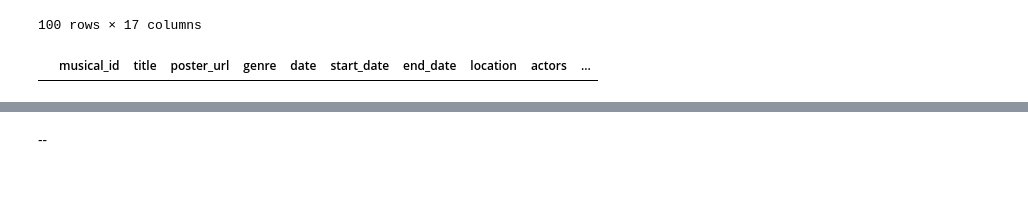
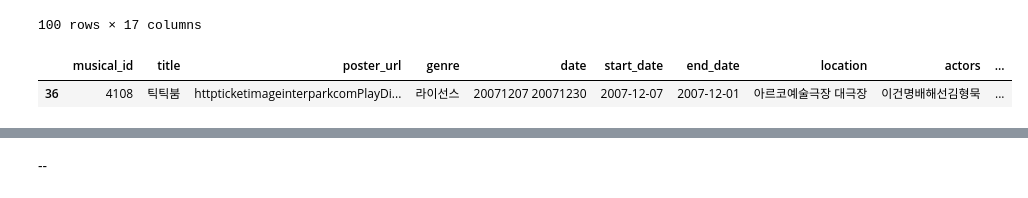
Before and after one commit to team-i-Five/code_Machine-learning, a Jupyter notebook: Model_test/Word2Vec_genre.ipynb, the cells around one changed output, grey strips where cells are left out. Cells and saved outputs as stored; diff of their text form; code cells hidden in the pictures.

Commit message:
synopsis_genre

```diff
--- a/Model_test/Word2Vec_genre.ipynb
+++ b/Model_test/Word2Vec_genre.ipynb
@@ -6,7 +6,7 @@ from konlpy.tag import Okt # Konlpy 라이브러리에서 제공하는 한국어
 from gensim.models.word2vec import Word2Vec # Gensim 라이브러리에서 제공하는 Word2Vec 모델을 생성하기 위한 클래스 -> 단어를 고차원 벡터로 표현하여 단어 간 유사성 및 의미 관계를 파악
 # %%
 # 데이터를 데이터프레임으로 로드
-vector_data = pd.read_csv('../musical_data_vector_date.csv', encoding='utf-8')# 데이터 파일 경로
+vector_data = pd.read_csv('../mock_test_csv/musical_data_vector_date.csv', encoding='utf-8')# 데이터 파일 경로
 vector_data
 # %% [output]
 |  | musical_id | title | poster_url | genre | date | start_date | end_date | location | actors | ... |
@@ -154,8 +190,9 @@ vector_data
 | 99 | 1162 | 빨간모자2 | httpticketimageinterparkcomPlayDi... | 어린이가족 | 20070615 20070722 | 2007-06-15 | 2007-06-01 | 동양예술극장 3관 구아트센터K 동그라미극장 | NaN | ... |
 100 rows × 17 columns
 # %%
-selected_genre_1 = '공포'  # 출력하려는 특정 장르 값
+selected_genre_1 = '예술'  # 출력하려는 특정 장르 값
 filtered_data = vector_data[vector_data['장르'] == selected_genre_1]
 filtered_data
 # %% [output]
 |  | musical_id | title | poster_url | genre | date | start_date | end_date | location | actors | ... |
+| 36 | 4108 | 틱틱붐 | httpticketimageinterparkcomPlayDi... | 라이선스 | 20071207 20071230 | 2007-12-07 | 2007-12-01 | 아르코예술극장 대극장 | 이건명배해선김형묵 | ... |
```
Also changed, not shown: parts of 5 cells of this notebook, 9 other files.
